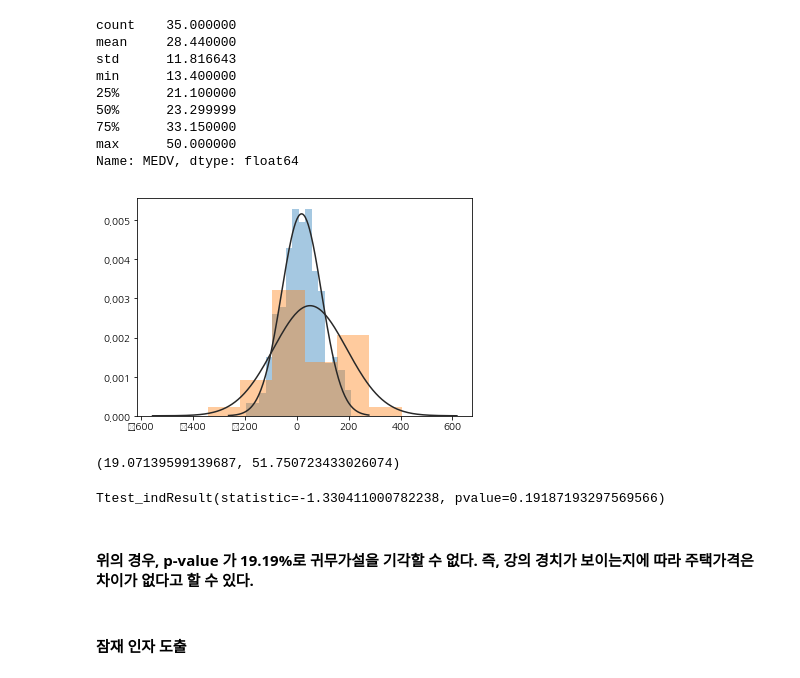
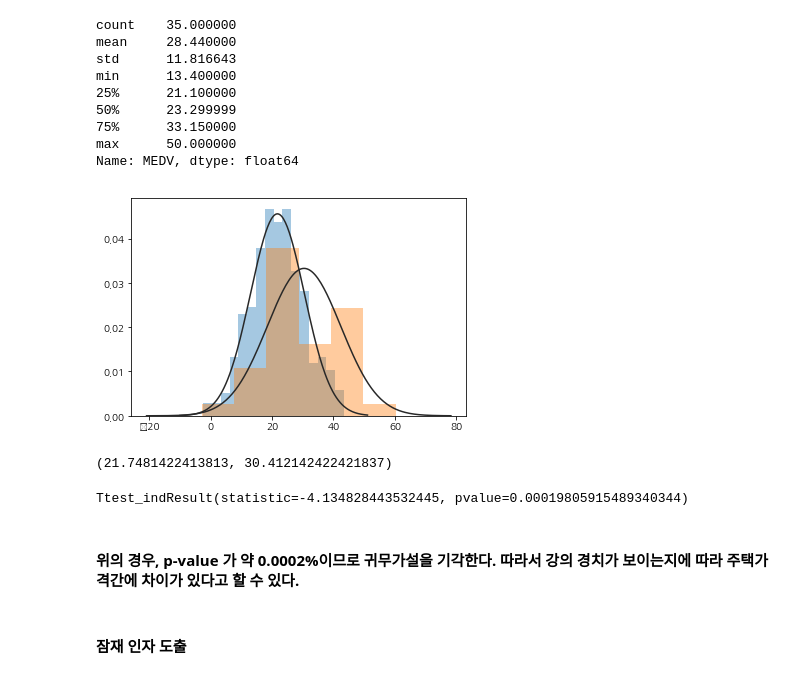
Before and after one commit to juseonjeong/pythonStudy_seon, a Jupyter notebook: py_study/Boston_Housing.ipynb, the cells around one changed output. Saved outputs shown, nothing was run; the diff lists cells and outputs as text; code cells hidden in the pictures.

```diff
--- a/py_study/Boston_Housing.ipynb
+++ b/py_study/Boston_Housing.ipynb
@@ -163,30 +178,30 @@ Name: MEDV, dtype: float64
 # %%
 N_0 = 471
 mu_0 = 22.09
-sigma_0 = (8.83 ** 2)
+sigma_0 = (8.83)
 N_1 = 35
 mu_1 = 28.44
-sigma_1 = (11.82 ** 2)
+sigma_1 = (11.82)
 np.random.seed(0)
 x0 = sp.stats.norm(mu_0, sigma_0).rvs(N_0)
 x1 = sp.stats.norm(mu_1, sigma_1).rvs(N_1)
 sns.distplot(x0, kde=False, fit=sp.stats.norm)
 sns.distplot(x1, kde=False, fit=sp.stats.norm)
 plt.show()
 # %% [output]
-[figure, old version]
+[figure, new version]
 # %%
 #각각의 표본 평균
 np.mean(x0), np.mean(x1)
 # %% [output]
-(19.07139599139687, 51.750723433026074)
+(21.7481422413813, 30.412142422421837)
 # %%
 #2-sample t-test
 sp.stats.ttest_ind(x0, x1, equal_var=False)
 # %% [output]
-Ttest_indResult(statistic=-1.330411000782238, pvalue=0.19187193297569566)
+Ttest_indResult(statistic=-4.134828443532445, pvalue=0.00019805915489340344)
 # %% [markdown]
-#### 위의 경우, p-value 가 19.19%로 귀무가설을 기각할 수 없다. 즉, 강의 경치가 보이는지에 따라 주택가격은 차이가 없다고 할 수 있다.
+#### 위의 경우, p-value 가 약 0.0002%이므로 귀무가설을 기각한다. 따라서 강의 경치가 보이는지에 따라 주택가격간에 차이가 있다고 할 수 있다.
 # %% [markdown]
 #### 잠재 인자 도출
 # %%
```
Also changed, not shown: parts of 127 cells of this notebook.
